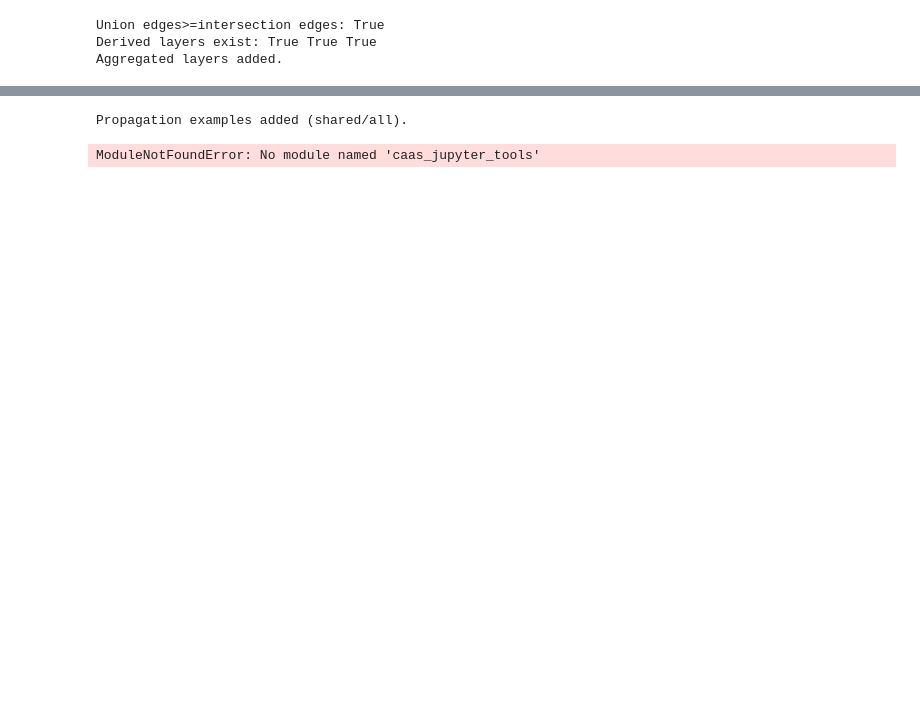
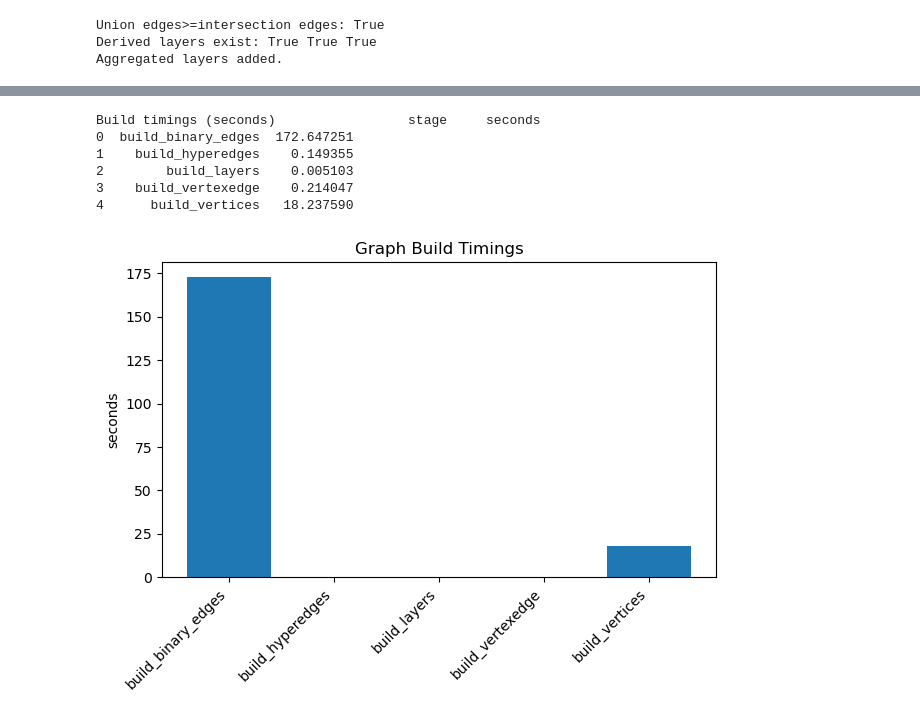
Before and after one commit to saezlab/AnnNet, a Jupyter notebook: docs/incidencegraph_stress_notebook.ipynb, the cells around one changed output, grey strips where cells are left out. Drawn from its saved outputs; the diff is of its cells as text; code cells hidden in the pictures; blank space fills up the shorter version.

```diff
--- a/docs/incidencegraph_stress_notebook.ipynb
+++ b/docs/incidencegraph_stress_notebook.ipynb
@@ -475,29 +480,33 @@ Approx memory usage (bytes): 697144
 # %%
 # Timing summary
 import pandas as pd
 
 timings = {
     "build_layers": build_layers_time,
     "build_vertices": build_vertices_time,
     "build_binary_edges": build_binary_time,
-    "build_propagation": build_propagation_time,
     "build_hyperedges": build_hyper_time,
     "build_vertexedge": build_vertexedge_time,
 }
 
 df = pd.DataFrame(sorted(timings.items(), key=lambda x: x[0]), columns=["stage","seconds"])
-from caas_jupyter_tools import display_dataframe_to_user
-display_dataframe_to_user("Build timings (seconds)", df)
+
+print("Build timings (seconds)", df)
 
 # Simple chart
 import matplotlib.pyplot as plt
 plt.figure()
 plt.bar(df["stage"], df["seconds"])
 plt.xticks(rotation=45, ha="right")
 plt.ylabel("seconds")
 plt.title("Graph Build Timings")
 plt.tight_layout()
 plt.show()
 # %% [output]
-Propagation examples added (shared/all).
+Build timings (seconds)                 stage     seconds
+0  build_binary_edges  172.647251
+1    build_hyperedges    0.149355
+2        build_layers    0.005103
+3    build_vertexedge    0.214047
+4      build_vertices   18.237590
-ModuleNotFoundError: No module named 'caas_jupyter_tools'
+[figure, added]
```
Also changed, not shown: parts of 15 cells of this notebook, 5 other files.
